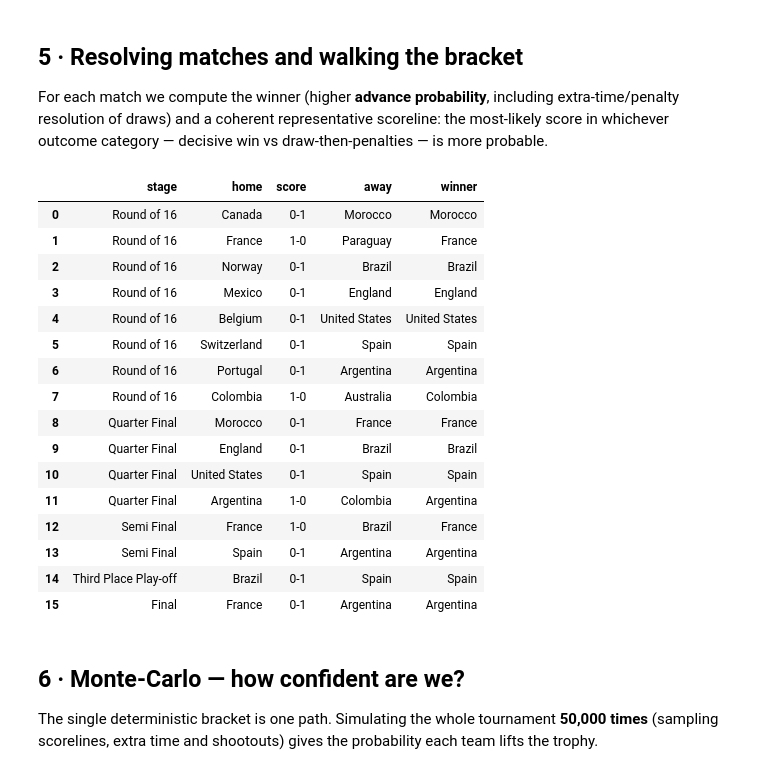
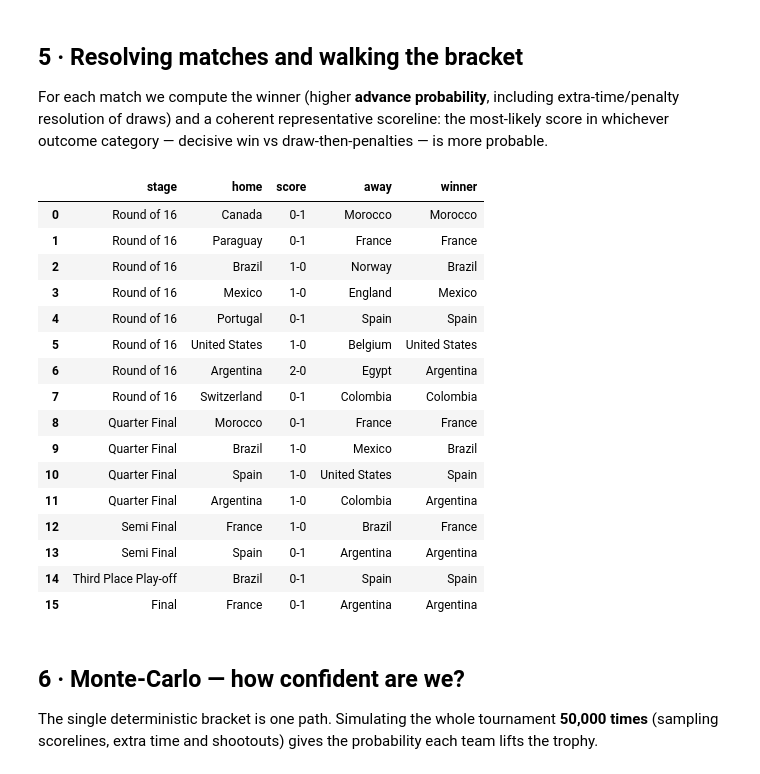
Before and after one commit to nxl49/muFIFA, a Jupyter notebook: notebooks/mufifa_worldcup_2026.ipynb, the cells around one changed output. Drawn from its saved outputs; the diff is of its cells as text; code cells hidden in the pictures.

```diff
--- a/notebooks/mufifa_worldcup_2026.ipynb
+++ b/notebooks/mufifa_worldcup_2026.ipynb
@@ -180,12 +178,0 @@ Dixon-Coles rho = -0.0471
-# %%
-def wdl(home, away, neutral=True, host_home=0.0, host_away=0.0):
-    rd = (ratings[home] - ratings[away]) / 100.0
-    lh = expected_goals(beta, rd, host_home if neutral else 1.0)
-    la = expected_goals(beta, -rd, host_away)
-    M = score_matrix(lh, la, rho)
-    return lh, la, np.tril(M,-1).sum(), np.trace(M), np.triu(M,1).sum(), np.unravel_index(M.argmax(), M.shape)
-
-print("Sanity checks (neutral venue):")
-for h, a in [("Argentina","Cape Verde"),("Brazil","Norway"),("France","Paraguay"),("Canada","Morocco")]:
-    lh, la, ph, pd_, pa, ml = wdl(h, a)
-    print(f"  {h} vs {a}: xG {lh:.2f}-{la:.2f} | P(H/D/A)={ph:.2f}/{pd_:.2f}/{pa:.2f} | modal {ml[0]}-{ml[1]}")
@@ -276,76 +257,55 @@ def elo_edge_draw(home, away, rnd):
 def predict_match(home, away, rnd):
     rd = (ratings[home] - ratings[away]) / 100.0
     lh = expected_goals(beta, rd, host_adv(home, rnd))
     la = expected_goals(beta, -rd, host_adv(away, rnd))
     M = score_matrix(lh, la, rho)
     p_home, p_away, p_draw = np.tril(M,-1).sum(), np.triu(M,1).sum(), np.trace(M)
     s = elo_edge_draw(home, away, rnd)
     p_home_adv = p_home + p_draw * s
     winner = home if p_home_adv >= 0.5 else away
     p_win_reg = p_home if winner == home else p_away
     decisive = p_win_reg >= p_draw
     best, bp = (0,0), -1.0
     for i in range(M.shape[0]):
         for j in range(M.shape[1]):
             ok = ((i>j) if winner==home else (j>i)) if decisive else (i==j)
             if ok and M[i,j] > bp: bp, best = M[i,j], (i,j)
     return {"home":home,"away":away,"round":rnd,"home_score":best[0],"away_score":best[1],
             "winner":winner,"p_home_adv":round(p_home_adv,3)}
 
-def actual_r32_winner(home, away):
-    # Real winner from the dataset once the R32 game is played (incl. shootouts),
-    # else None. Lets the notebook auto-update after a data refresh.
-    m = results[(results.tournament=="FIFA World Cup")
-                & (results.date>="2026-06-28") & (results.date<"2026-07-04")
-                & (((results.home_team==home)&(results.away_team==away))
-                   | ((results.home_team==away)&(results.away_team==home)))]
-    if len(m)==0 or pd.isna(m.iloc[0].home_score): return None
-    r = m.iloc[0]; hs, as_ = int(r.home_score), int(r.away_score)
-    if hs>as_: return r.home_team
-    if as_>hs: return r.away_team
-    sh = shootouts[(shootouts.date==r.date)
-                   & shootouts[["home_team","away_team"]].isin([home,away]).all(axis=1)]
-    return sh.iloc[0].winner if len(sh) else None
-
-def r32_winner(mid):
-    h,a,lk = R32[mid]
-    if lk: return lk                                 # hand-locked in the R32 dict
-    return actual_r32_winner(h,a) or predict_match(h,a,"R32")["winner"]  # real result, else model
-
 def deterministic_bracket():
     fx = []
-    r16t = {k:(r32_winner(fh), r32_winner(fa)) for k,(fh,fa) in R16.items()}
-    r16w = {}
-    for k in "ABCDEFGH":
-        p = predict_match(*r16t[k], "R16"); p["slot"]=f"R16-{k}"; fx.append(p); r16w[k]=p["winner"]
-    qfw = {}
-    for q,(fh,fa) in QF.items():
-        p = predict_match(r16w[fh], r16w[fa], "QF"); p["slot"]=f"QF{q}"; fx.append(p); qfw[q]=p["winner"]
-    sfw, sfl = {}, {}
-    for i,(fh,fa) in SF.items():
-        p = predict_match(qfw[fh], qfw[fa], "SF"); p["slot"]=f"SF{i}"; fx.append(p)
-        sfw[i]=p["winner"]; sfl[i]= p["away"] if p["winner"]==p["home"] else p["home"]
-    p = predict_match(sfl[THIRD_PLACE[0]], sfl[THIRD_PLACE[1]], "Third"); p["slot"]="Third"; fx.append(p)
-    p = predict_match(sfw[FINAL[0]], sfw[FINAL[1]], "Final"); p["slot"]="Final"; fx.append(p)
+    r16w = []
+    for i,(h,a) in enumerate(R16_FIXTURES):
+        p = predict_match(h,a,"R16"); p["slot"]=f"R16-{i}"; fx.append(p); r16w.append(p["winner"])
+    qfw = []
+    for q,(i,j) in enumerate(QF_PAIRS):
+        p = predict_match(r16w[i],r16w[j],"QF"); p["slot"]=f"QF-{q}"; fx.append(p); qfw.append(p["winner"])
+    sfw, sfl = [], []
+    for si,(i,j) in enumerate(SF_PAIRS):
+        p = predict_match(qfw[i],qfw[j],"SF"); p["slot"]=f"SF-{si}"; fx.append(p)
+        sfw.append(p["winner"]); sfl.append(p["away"] if p["winner"]==p["home"] else p["home"])
+    p = predict_match(sfl[THIRD_PAIR[0]], sfl[THIRD_PAIR[1]], "Third"); p["slot"]="Third"; fx.append(p)
+    p = predict_match(sfw[FINAL_PAIR[0]], sfw[FINAL_PAIR[1]], "Final"); p["slot"]="Final"; fx.append(p)
     return fx
 
 fixtures = deterministic_bracket()
 pd.DataFrame([{"stage":STAGE_LABEL[f["round"]],"home":f["home"],
                "score":f'{f["home_score"]}-{f["away_score"]}',"away":f["away"],
                "winner":f["winner"]} for f in fixtures])
 # %% [output]
 |  | stage | home | score | away | winner |
 | 0 | Round of 16 | Canada | 0-1 | Morocco | Morocco |
-| 1 | Round of 16 | France | 1-0 | Paraguay | France |
-| 2 | Round of 16 | Norway | 0-1 | Brazil | Brazil |
-| 3 | Round of 16 | Mexico | 0-1 | England | England |
-| 4 | Round of 16 | Belgium | 0-1 | United States | United States |
-| 5 | Round of 16 | Switzerland | 0-1 | Spain | Spain |
-| 6 | Round of 16 | Portugal | 0-1 | Argentina | Argentina |
-| 7 | Round of 16 | Colombia | 1-0 | Australia | Colombia |
+| 1 | Round of 16 | Paraguay | 0-1 | France | France |
+| 2 | Round of 16 | Brazil | 1-0 | Norway | Brazil |
+| 3 | Round of 16 | Mexico | 1-0 | England | Mexico |
+| 4 | Round of 16 | Portugal | 0-1 | Spain | Spain |
+| 5 | Round of 16 | United States | 1-0 | Belgium | United States |
+| 6 | Round of 16 | Argentina | 2-0 | Egypt | Argentina |
+| 7 | Round of 16 | Switzerland | 0-1 | Colombia | Colombia |
 | 8 | Quarter Final | Morocco | 0-1 | France | France |
-| 9 | Quarter Final | England | 0-1 | Brazil | Brazil |
-| 10 | Quarter Final | United States | 0-1 | Spain | Spain |
+| 9 | Quarter Final | Brazil | 1-0 | Mexico | Brazil |
+| 10 | Quarter Final | Spain | 1-0 | United States | Spain |
 | 11 | Quarter Final | Argentina | 1-0 | Colombia | Argentina |
 | 12 | Semi Final | France | 1-0 | Brazil | France |
 | 13 | Semi Final | Spain | 0-1 | Argentina | Argentina |
```
Also changed, not shown: parts of 16 cells of this notebook, 10 other files.
